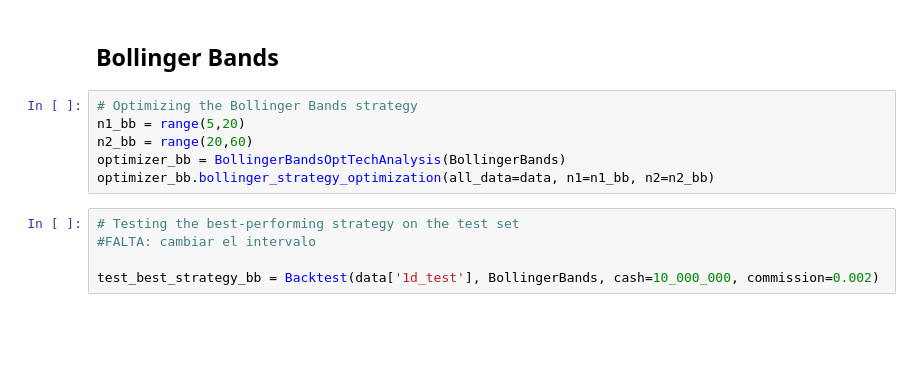
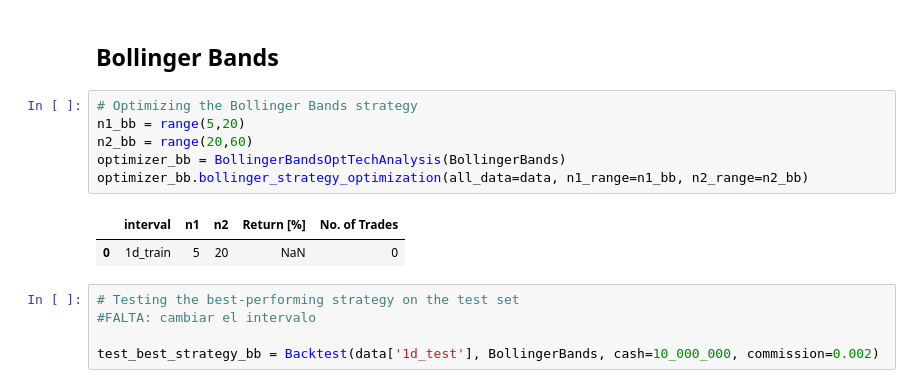
Before and after one commit to QuiquePCB/technical_analysis_project, a Jupyter notebook: report.ipynb, the cells around one changed output. Saved outputs shown, nothing was run; the diff lists cells and outputs as text; blank space fills up the shorter version.

```diff
--- a/report.ipynb
+++ b/report.ipynb
@@ -97,9 +114,12 @@ test_best_strategy_EWMA.plot()
 # %%
 # Optimizing the Bollinger Bands strategy
 n1_bb = range(5,20)
 n2_bb = range(20,60)
 optimizer_bb = BollingerBandsOptTechAnalysis(BollingerBands)
-optimizer_bb.bollinger_strategy_optimization(all_data=data, n1=n1_bb, n2=n2_bb)
+optimizer_bb.bollinger_strategy_optimization(all_data=data, n1_range=n1_bb, n2_range=n2_bb)
+# %% [output]
+|  | interval | n1 | n2 | Return [%] | No. of Trades |
+| 0 | 1d_train | 5 | 20 | NaN | 0 |
 # %%
 # Testing the best-performing strategy on the test set
 #FALTA: cambiar el intervalo
```
Also changed, not shown: parts of 13 cells of this notebook, 3 other files.
